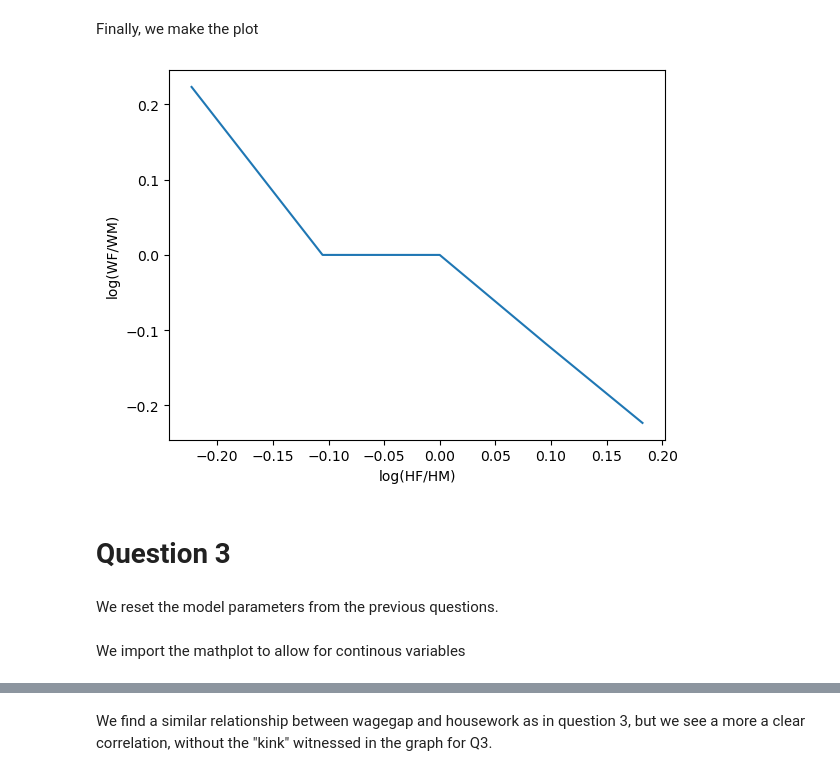
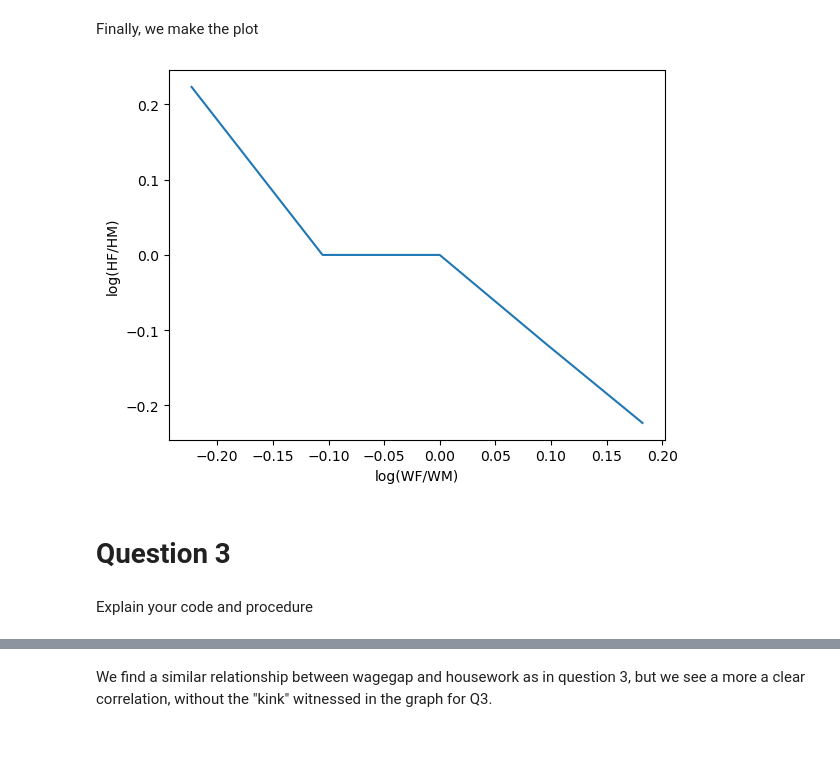
Before and after one commit to krabbe98/projects-2023-best-team, a Jupyter notebook: inauguralproject/inauguralprojectCORRECTED.ipynb, the cells around one changed output, grey strips where cells are left out. Drawn from its saved outputs; the diff is of its cells as text; code cells hidden in the pictures; blank space fills up the shorter version.

```diff
--- a/inauguralproject/inauguralprojectCORRECTED.ipynb
+++ b/inauguralproject/inauguralprojectCORRECTED.ipynb
@@ -76,33 +82,31 @@ WF_list = [0.8, 0.9, 1, 1.1, 1.2]
 # %% [markdown]
 Log transformation. WM is normalized to 1.
 # %%
-logWF = np.log(WF_list)
+logWF = np.log(model.par.wF_vec)
 # %% [markdown]
 We create another array filled with 0, which will be filled in in the next loop.
 # %%
-logHFHM = np.zeros(len(WF_list))
+logHFHM = np.zeros(model.par.wF_vec.size)
 # %% [markdown]
 Basically the same operation as in the q1 loop.
 # %%
-for it, wf in enumerate(WF_list):
+for it, wf in enumerate(model.par.wF_vec):
     model.par.wF = wf
     opt = model.solve_discrete()
     logHFHM[it] = np.log(opt.HF / opt.HM)
 # %% [markdown]
 Finally, we make the plot
 # %%
-plt.plot( logWF,logHFHM)
-plt.ylabel('log(WF/WM)')
-plt.xlabel('log(HF/HM)')
+plt.plot(logWF, logHFHM)
+plt.xlabel('log(WF/WM)')
+plt.ylabel('log(HF/HM)')
 plt.show()
 # %% [output]
-[figure, old version]
+[figure, new version]
 # %% [markdown]
 # Question 3
-# %% [markdown]
-We reset the model parameters from the previous questions.
+# %% [markdown]
+Explain your code and procedure
 # %%
 model.par.alpha = 0.5
 model.par.sigma = 1
-# %% [markdown]
-We import the mathplot to allow for continous variables
```
Also changed, not shown: parts of 10 cells of this notebook.
